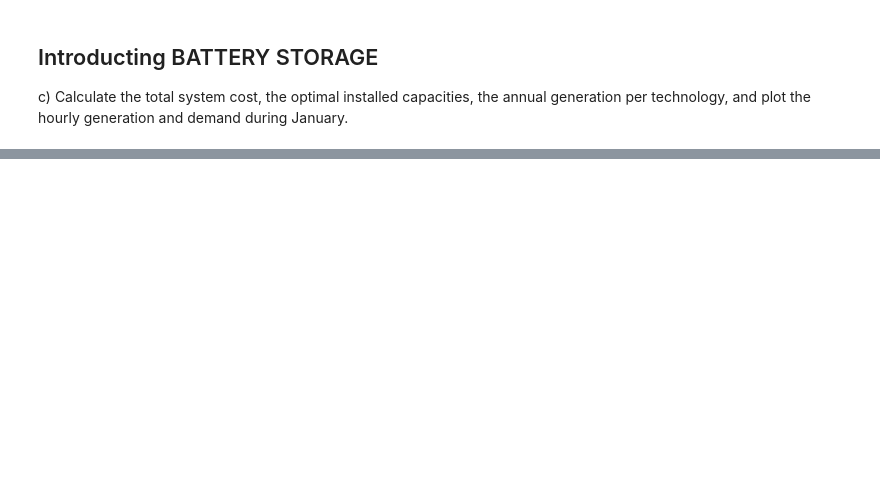
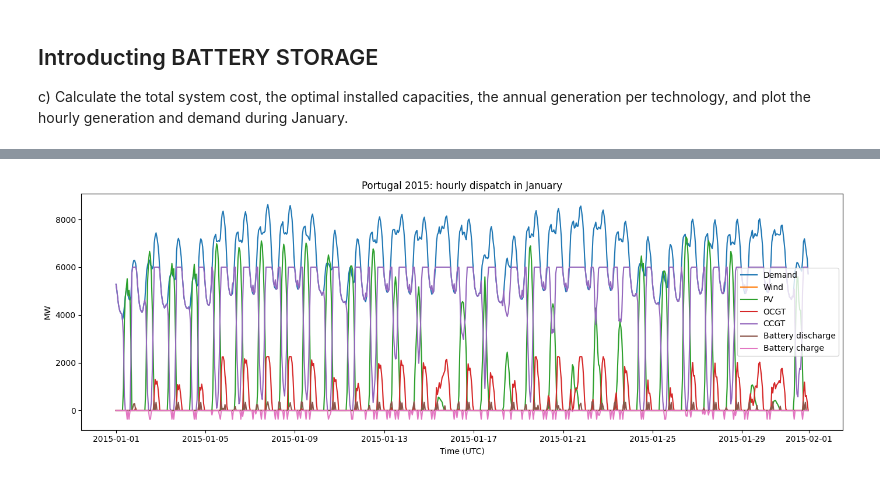
Before and after one commit to mathilderask/IEG_46770, a Jupyter notebook: Lec3/Lec3_Mathilde.ipynb, the cells around one changed output, grey strips where cells are left out. Saved outputs shown, nothing was run; the diff lists cells and outputs as text; code cells hidden in the pictures; blank space fills up the shorter version.

Commit message:
issue: battery charges while discharging

```diff
--- a/Lec3/Lec3_Mathilde.ipynb
+++ b/Lec3/Lec3_Mathilde.ipynb
@@ -328,49 +383,66 @@ if m.Status != GRB.OPTIMAL:
 # %%
 # -----------------------
-# Results
+# Results (matches corrected battery model)
 # -----------------------
 K_w = K_wind.X
 K_s = K_pv.X
 K_g = K_ocgt.X
-K_b = K_battery.X
-K_i = K_inverter.X
 
-gen_wind  = np.array([g_wind[t].X for t in range(T)])
-gen_pv    = np.array([g_pv[t].X   for t in range(T)])
-gen_ocgt  = np.array([g_ocgt[t].X for t in range(T)])
-gen_ccgt  = np.array([g_CCGT[t].X for t in range(T)])
-gen_charge = np.array([g_charge[t].X for t in range(T)])
-gen_discharge = np.array([g_discharge[t].X for t in range(T)])
+P_b = P_batt.X                         # MW (inverter / power capacity)
+E_b = e2p_battery * P_b                # MWh (energy capacity, fixed ratio)
+
+gen_wind = np.array([g_wind[t].X for t in range(T)])
+gen_pv   = np.array([g_pv[t].X   for t in range(T)])
+gen_ocgt = np.array([g_ocgt[t].X for t in range(T)])
+gen_ccgt = np.array([g_CCGT[t].X for t in range(T)])
+
+bat_charge    = np.array([charge[t].X    for t in range(T)])     # MW
+bat_discharge = np.array([discharge[t].X for t in range(T)])     # MW
+soc           = np.array([E[t].X         for t in range(T)])     # MWh
 
 total_cost = m.ObjVal
 
 annual_gen_MWh = {
-    "wind":  gen_wind.sum(),
-    "pv":    gen_pv.sum(),
-    "ocgt":  gen_ocgt.sum(),
-    "ccgt":  gen_ccgt.sum()
+    "wind": gen_wind.sum(),
+    "pv":   gen_pv.sum(),
+    "ocgt": gen_ocgt.sum(),
+    "ccgt": gen_ccgt.sum(),
 }
 
-print("\n=== Optimal installed capacities (MW) ===")
-print(f"Wind  : {K_w:,.2f}")
-print(f"PV    : {K_s:,.2f}")
-print(f"OCGT  : {K_g:,.2f}")
-print(f"Battery: {K_b:,.2f}")
-print(f"Inverter: {K_i:,.2f}")
-print(f"CCGT   : {K_CCGT:,.2f}")
+print("\n=== Optimal installed capacities ===")
+print(f"Wind (MW)        : {K_w:,.2f}")
+print(f"PV (MW)          : {K_s:,.2f}")
+print(f"OCGT (MW)        : {K_g:,.2f}")
+print(f"Battery power (MW): {P_b:,.2f}")
+print(f"Battery energy (MWh): {E_b:,.2f}")
+print(f"CCGT capacity (MW): {K_CCGT:,.2f}")
+
 print("\n=== Annual generation (MWh) ===")
-for k,v in annual_gen_MWh.items():
+for k, v in annual_gen_MWh.items():
     print(f"{k:5s}: {v:,.0f}")
+
+print("\n=== Battery throughput (MWh) ===")
+print(f"Charge    : {bat_charge.sum():,.0f}")
+print(f"Discharge : {bat_discharge.sum():,.0f}")
 
 print("\n=== Total system cost (EUR/a) ===")
 print(f"{total_cost:,.0f}")
 
-# Also useful: cost breakdown
-capex_val = C_w*K_w + C_PV*K_s + C_OCGT*K_g + C_battery*K_b + C_inverter*K_i + C_CCGT*K_CCGT
-fuel_val  = C_OCGT_marginal * annual_gen_MWh["ocgt"] + C_CCGT_marginal * annual_gen_MWh["ccgt"]
+# Cost breakdown consistent with corrected objective
+capex_val = (
+    C_w*K_w + C_PV*K_s + C_OCGT*K_g
+    + C_CCGT*K_CCGT
+    + C_inverter*P_b
+    + C_battery*E_b
+)
+var_val = (
+    C_OCGT_marginal * annual_gen_MWh["ocgt"]
+    + C_CCGT_marginal * annual_gen_MWh["ccgt"]
+)
+
 print("\n=== Cost breakdown (EUR/a) ===")
-print(f"Capex : {capex_val:,.0f}")
-print(f"OCGT var: {fuel_val:,.0f}")
+print(f"Capex     : {capex_val:,.0f}")
+print(f"Variable  : {var_val:,.0f}")
 
 # -----------------------
 # January plot (hourly generation + demand)
@@ -384,8 +456,8 @@ plt.plot(idx_jan, gen_wind[jan_mask], label="Wind")
 plt.plot(idx_jan, gen_pv[jan_mask], label="PV")
 plt.plot(idx_jan, gen_ocgt[jan_mask], label="OCGT")
 plt.plot(idx_jan, gen_ccgt[jan_mask], label="CCGT")
-plt.plot(idx_jan, gen_discharge[jan_mask], label="Battery discharge")
-plt.plot(idx_jan, -gen_charge[jan_mask], label="Battery charge")  # negative for visualization
+plt.plot(idx_jan, bat_discharge[jan_mask], label="Battery discharge")
+plt.plot(idx_jan, -bat_charge[jan_mask], label="Battery charge")  # negative for visualization
 
 plt.title("Portugal 2015: hourly dispatch in January")
 plt.xlabel("Time (UTC)")
@@ -393,3 +465,14 @@ plt.ylabel("MW")
 plt.legend()
 plt.tight_layout()
 plt.show()
+
+# Optional: plot SOC in January (nice sanity check)
+plt.figure(figsize=(14,3))
+plt.plot(idx_jan, soc[jan_mask], label="State of charge (SOC)")
+plt.title("Portugal 2015: battery SOC in January")
+plt.xlabel("Time (UTC)")
+plt.ylabel("MWh")
+plt.legend()
+plt.tight_layout()
+plt.show()
+# %% [output]
@@ -395,0 +496 @@ plt.show()
+[figure, added]
```
Also changed, not shown: parts of 4 cells of this notebook.
